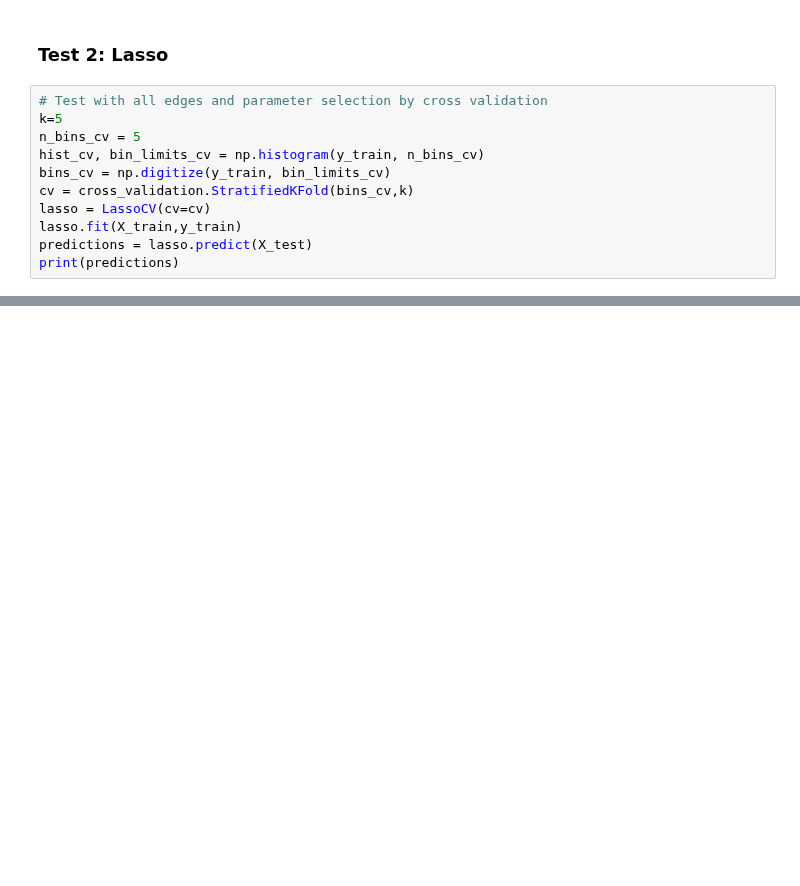
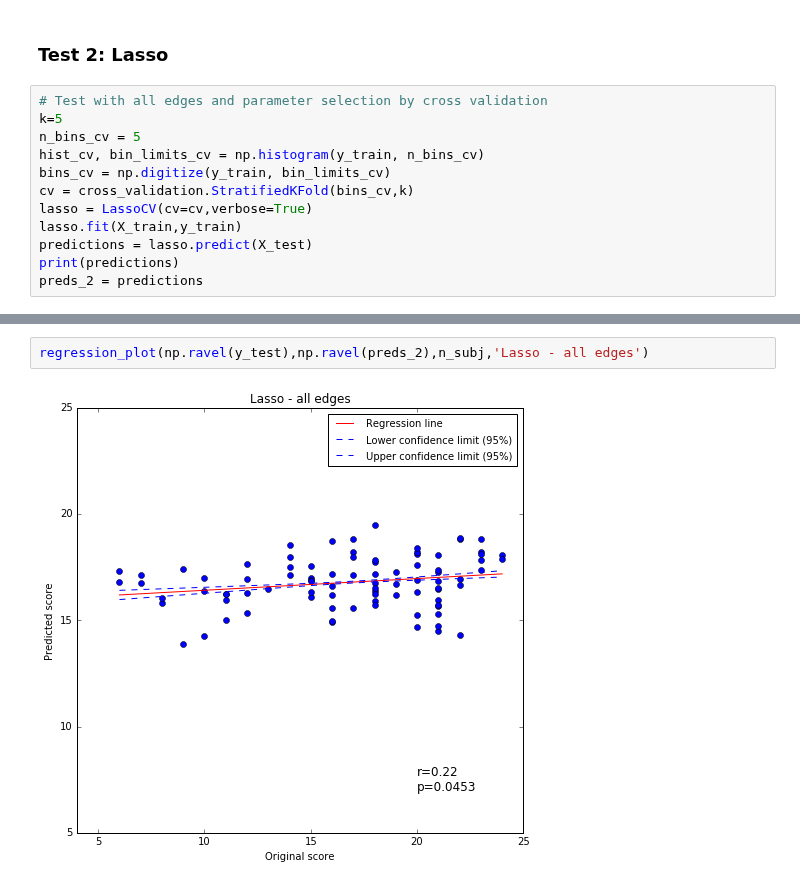
Before and after one commit to paola-g/iq_prediction, a Jupyter notebook: elastic_net_ext.ipynb, the cells around one changed output, grey strips where cells are left out. Drawn from its saved outputs; the diff is of its cells as text; blank space fills up the shorter version.

```diff
--- a/elastic_net_ext.ipynb
+++ b/elastic_net_ext.ipynb
@@ -199,7 +218,8 @@ n_bins_cv = 5
 hist_cv, bin_limits_cv = np.histogram(y_train, n_bins_cv)
 bins_cv = np.digitize(y_train, bin_limits_cv)
 cv = cross_validation.StratifiedKFold(bins_cv,k)
-lasso = LassoCV(cv=cv)
+lasso = LassoCV(cv=cv,verbose=True)
 lasso.fit(X_train,y_train)
 predictions = lasso.predict(X_test)
 print(predictions)
+preds_2 = predictions
@@ -205,0 +252,4 @@ print(predictions)
+# %%
+regression_plot(np.ravel(y_test),np.ravel(preds_2),n_subj,'Lasso - all edges')
+# %% [output]
+[figure, added]
```
Also changed, not shown: parts of 4 cells of this notebook.
